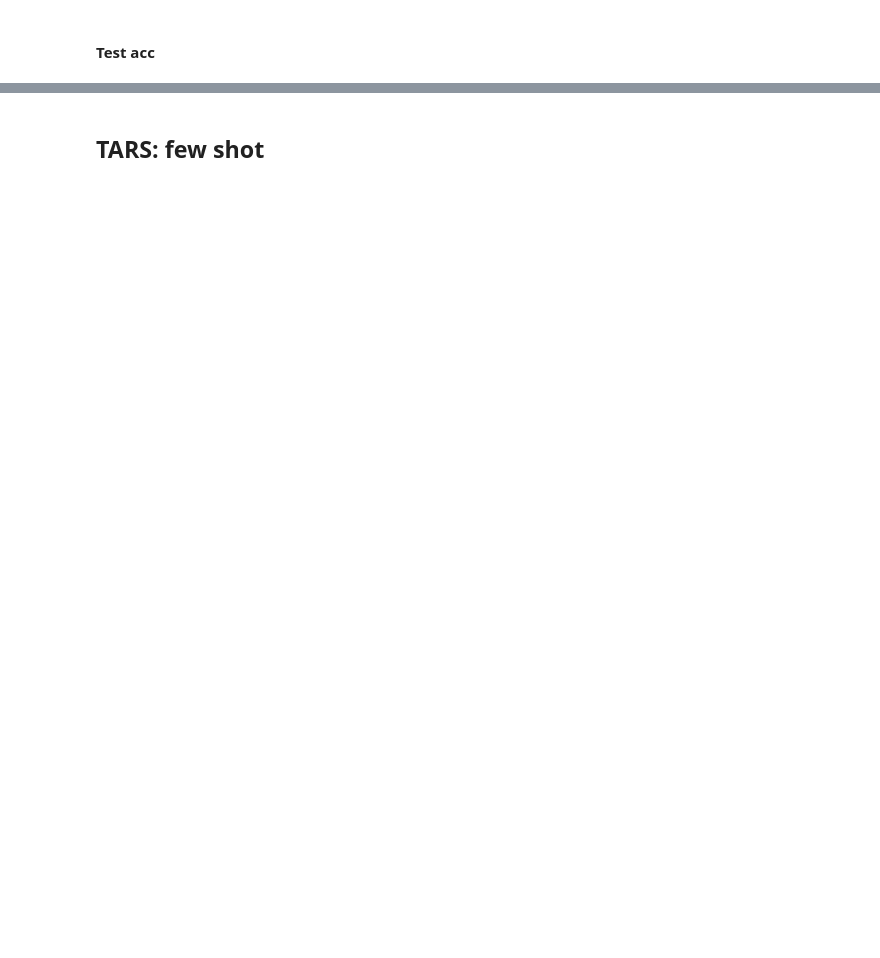
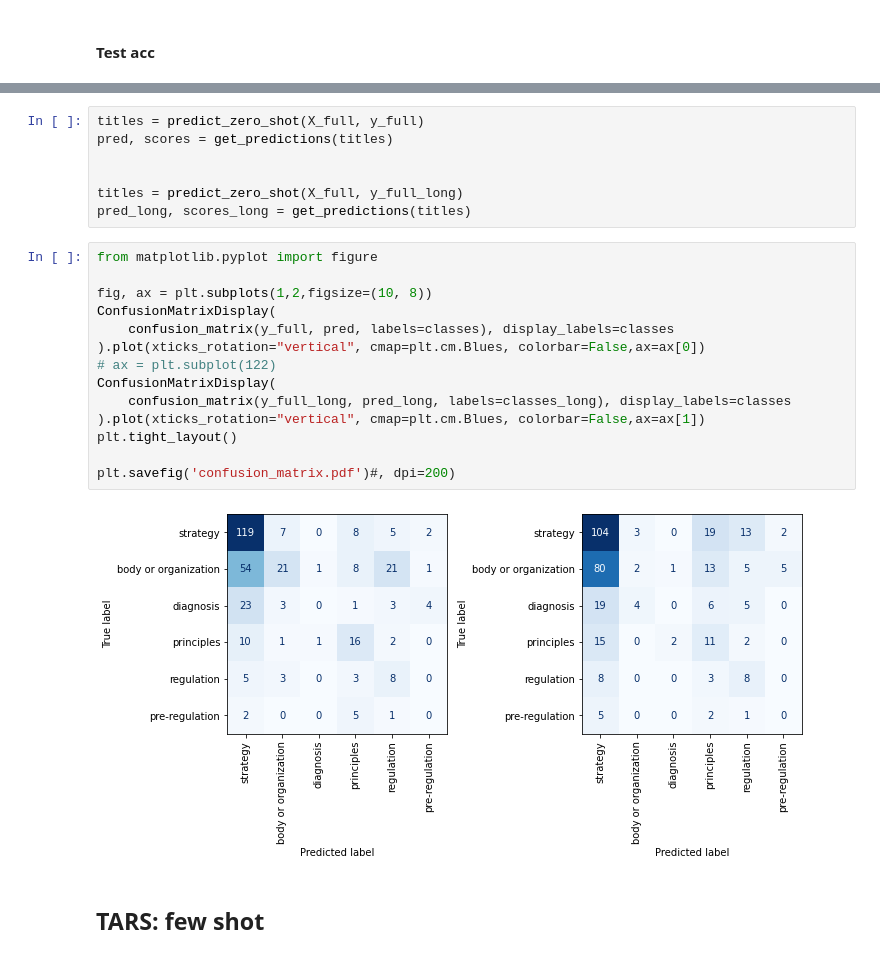
Before and after one commit to Gizzio/TARSPolicyClassification, a Jupyter notebook: notebook.ipynb, the cells around one changed output, grey strips where cells are left out. Drawn from its saved outputs; the diff is of its cells as text; blank space fills up the shorter version.

```diff
--- a/notebook.ipynb
+++ b/notebook.ipynb
@@ -80,3 +194,26 @@ tars.predict_zero_shot(s, classes)
+# %%
+titles = predict_zero_shot(X_full, y_full)
+pred, scores = get_predictions(titles)
+
+
+titles = predict_zero_shot(X_full, y_full_long)
+pred_long, scores_long = get_predictions(titles)
+# %%
+from matplotlib.pyplot import figure
+
+fig, ax = plt.subplots(1,2,figsize=(10, 8))
+ConfusionMatrixDisplay(
+    confusion_matrix(y_full, pred, labels=classes), display_labels=classes
+).plot(xticks_rotation="vertical", cmap=plt.cm.Blues, colorbar=False,ax=ax[0])
+# ax = plt.subplot(122)
+ConfusionMatrixDisplay(
+    confusion_matrix(y_full_long, pred_long, labels=classes_long), display_labels=classes
+).plot(xticks_rotation="vertical", cmap=plt.cm.Blues, colorbar=False,ax=ax[1])
+plt.tight_layout()
+
+plt.savefig('confusion_matrix.pdf')#, dpi=200)
+# %% [output]
+[figure, added]
 # %% [markdown]
 ## TARS: few shot
 # %%
```
Also changed, not shown: parts of 49 cells of this notebook, 2 other files.
